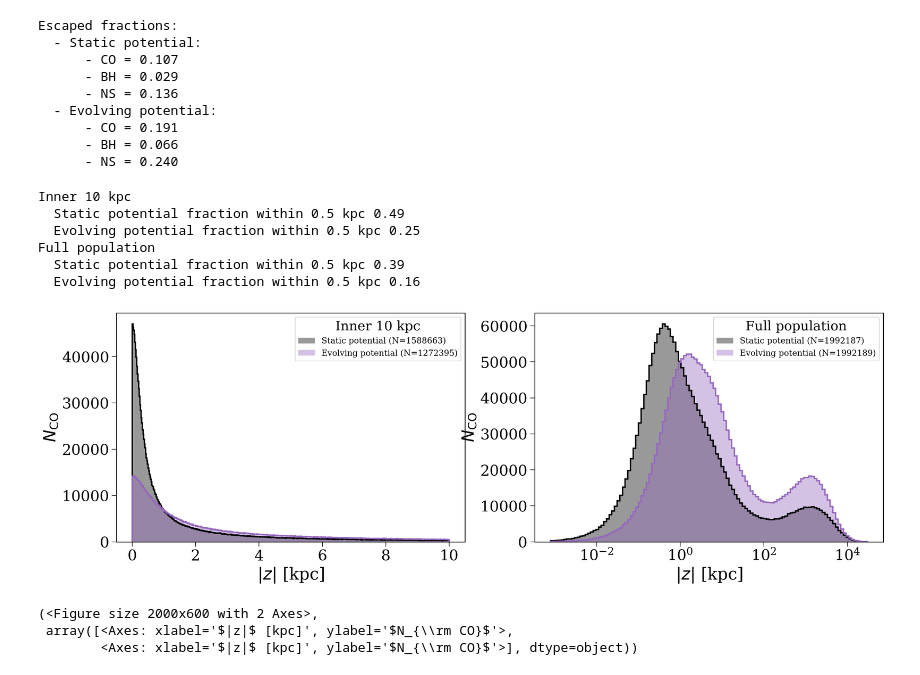
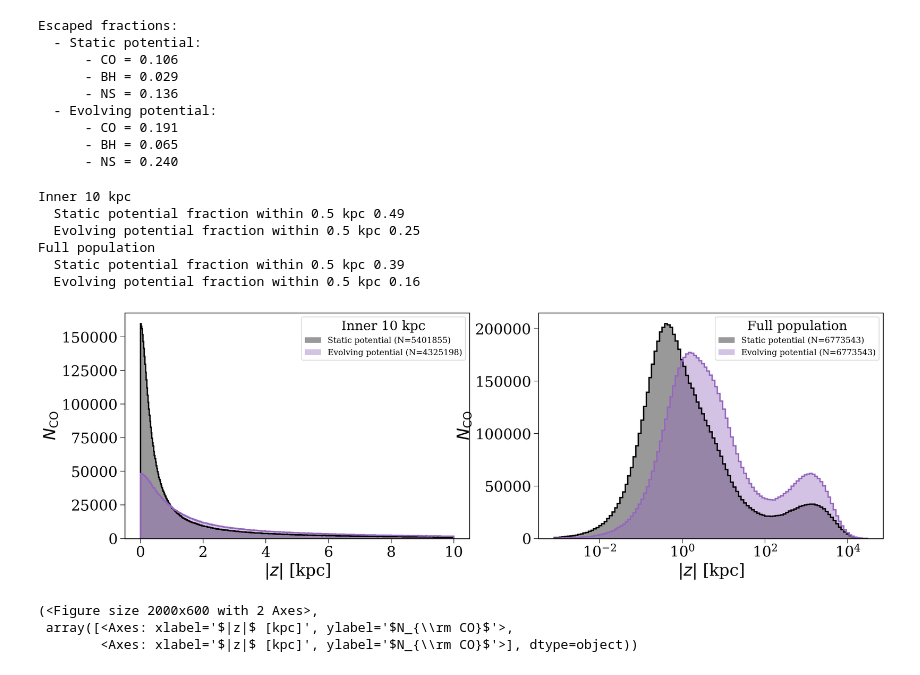
Before and after one commit to TomWagg/underworld, a Jupyter notebook: analysis/variations_time_evolving.ipynb, the cells around one changed output. Cells and saved outputs as stored; diff of their text form; code cells hidden in the pictures.

Commit message:
smarter postprocessing data saving

```diff
--- a/analysis/variations_time_evolving.ipynb
+++ b/analysis/variations_time_evolving.ipynb
@@ -38,11 +38,38 @@ params = {'figure.figsize': (12, 8),
           'ytick.major.size': 7,
           'ytick.minor.size': 4}
 plt.rcParams.update(params)
+# %%
+class DummyPop:
+    def __init__(self, label, colour):
+        self.label = label
+        self.colour = colour
 # %%
 reload(helpers)
-parts = 10
+parts = 34
 
 pops = [
-    helpers.load_distributed_pop("/mnt/ceph/users/twagg/underworld/qcflag-5", parts, label="Static potential", colour="black"),
-    helpers.load_distributed_pop("/mnt/ceph/users/twagg/underworld/time-evolving-pot", parts, label="Evolving potential", colour="tab:purple"),
+    helpers.load_distributed_pop("/mnt/ceph/users/twagg/underworld/qcflag-5/qcflag-5", parts, label="Static potential", colour="black"),
+    helpers.load_distributed_pop("/mnt/ceph/users/twagg/underworld/time-evolving-pot/time-evolving-pot", parts, label="Evolving potential", colour="tab:purple"),
 ]
+kinematics = helpers.get_kinematics(pops)
+bin_nums = helpers.get_shaped_bin_nums(pops)
+
+mass = {}
+for pop in pops:
+    masses = {
+        "BH": np.concatenate((
+            pop.final_bpp["mass_1"][pop.final_bpp["kstar_1"] == 14],
+            pop.final_bpp["mass_2"][pop.final_bpp["kstar_2"] == 14],
+        )),
+        "NS": np.concatenate((
+            pop.final_bpp["mass_1"][pop.final_bpp["kstar_1"] == 13],
+            pop.final_bpp["mass_2"][pop.final_bpp["kstar_2"] == 13],
+        )),
+    }
+    masses["CO"] = np.concatenate((masses["NS"], masses["BH"]))
+    mass[pop.label] = masses
+
+helpers.save_postprocessed_data(
+    pops, ["/mnt/ceph/users/twagg/underworld/postprocessed/qcflag-5", "/mnt/ceph/users/twagg/underworld/postprocessed/time-evolving-pot"],
+    kinematics, mass, bin_nums
+)
@@ -69,32 +76,39 @@ kinematics = helpers.get_kinematics(pops)
+# %%
+pops = [DummyPop("Static potential", "black"), DummyPop("Evolving potential", "tab:purple")]
+data = helpers.load_postprocessed_data(
+    ["/mnt/ceph/users/twagg/underworld/postprocessed/qcflag-5", "/mnt/ceph/users/twagg/underworld/postprocessed/time-evolving-pot"],
+    ["Static potential", "Evolving potential"]
+)
 # %%
 print("Escaped fractions:")
 for pop in pops:
-    escaped = kinematics[pop.label]["escaped"]["CO"]
+    escaped = data[pop.label]["escaped"]["CO"]
     frac = escaped.sum() / len(escaped)
     print(f'  - {pop.label}:')
-    print(f'      - CO = {kinematics[pop.label]["escaped"]["CO"].sum() / len(kinematics[pop.label]["escaped"]["CO"]):1.3f}')
-    print(f'      - BH = {kinematics[pop.label]["escaped"]["BH"].sum() / len(kinematics[pop.label]["escaped"]["BH"]):1.3f}')
-    print(f'      - NS = {kinematics[pop.label]["escaped"]["NS"].sum() / len(kinematics[pop.label]["escaped"]["NS"]):1.3f}')
+    print(f'      - CO = {data[pop.label]["escaped"]["CO"].sum() / len(data[pop.label]["escaped"]["CO"]):1.3f}')
+    print(f'      - BH = {data[pop.label]["escaped"]["BH"].sum() / len(data[pop.label]["escaped"]["BH"]):1.3f}')
+    print(f'      - NS = {data[pop.label]["escaped"]["NS"].sum() / len(data[pop.label]["escaped"]["NS"]):1.3f}')
 # %% [output]
 Escaped fractions:
   - Static potential:
-      - CO = 0.107
+      - CO = 0.106
       - BH = 0.029
       - NS = 0.136
   - Evolving potential:
       - CO = 0.191
-      - BH = 0.066
+      - BH = 0.065
       - NS = 0.240
 # %%
-plotting.absolute_galactocentric_height(pops, kinematics)
+reload(plotting)
+plotting.absolute_galactocentric_height(pops, data)
 # %% [output]
 Inner 10 kpc
   Static potential fraction within 0.5 kpc 0.49
   Evolving potential fraction within 0.5 kpc 0.25
 Full population
   Static potential fraction within 0.5 kpc 0.39
   Evolving potential fraction within 0.5 kpc 0.16
-[figure, old version]
+[figure, new version]
 (<Figure size 2000x600 with 2 Axes>,
  array([<Axes: xlabel='$|z|$ [kpc]', ylabel='$N_{\\rm CO}$'>,
         <Axes: xlabel='$|z|$ [kpc]', ylabel='$N_{\\rm CO}$'>], dtype=object))
```
Also changed, not shown: parts of 7 cells of this notebook, 3 other files.
